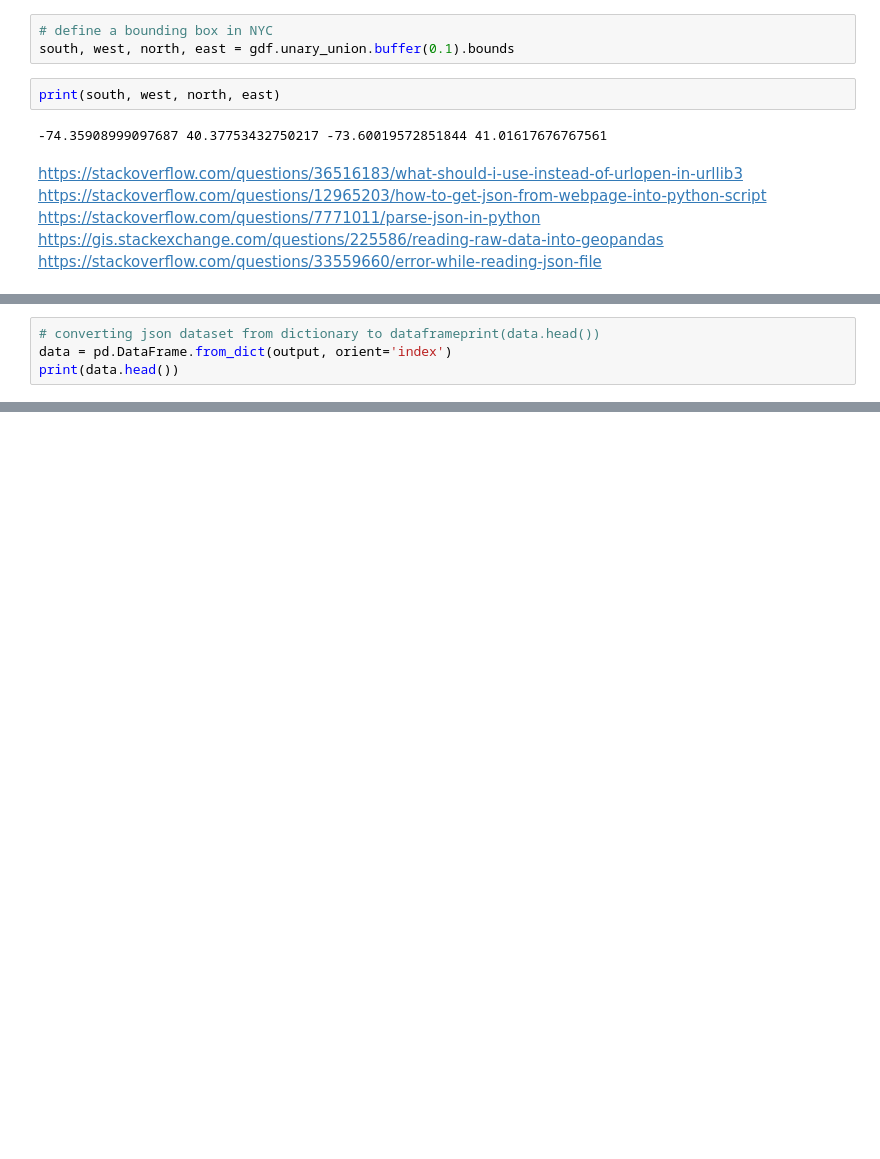
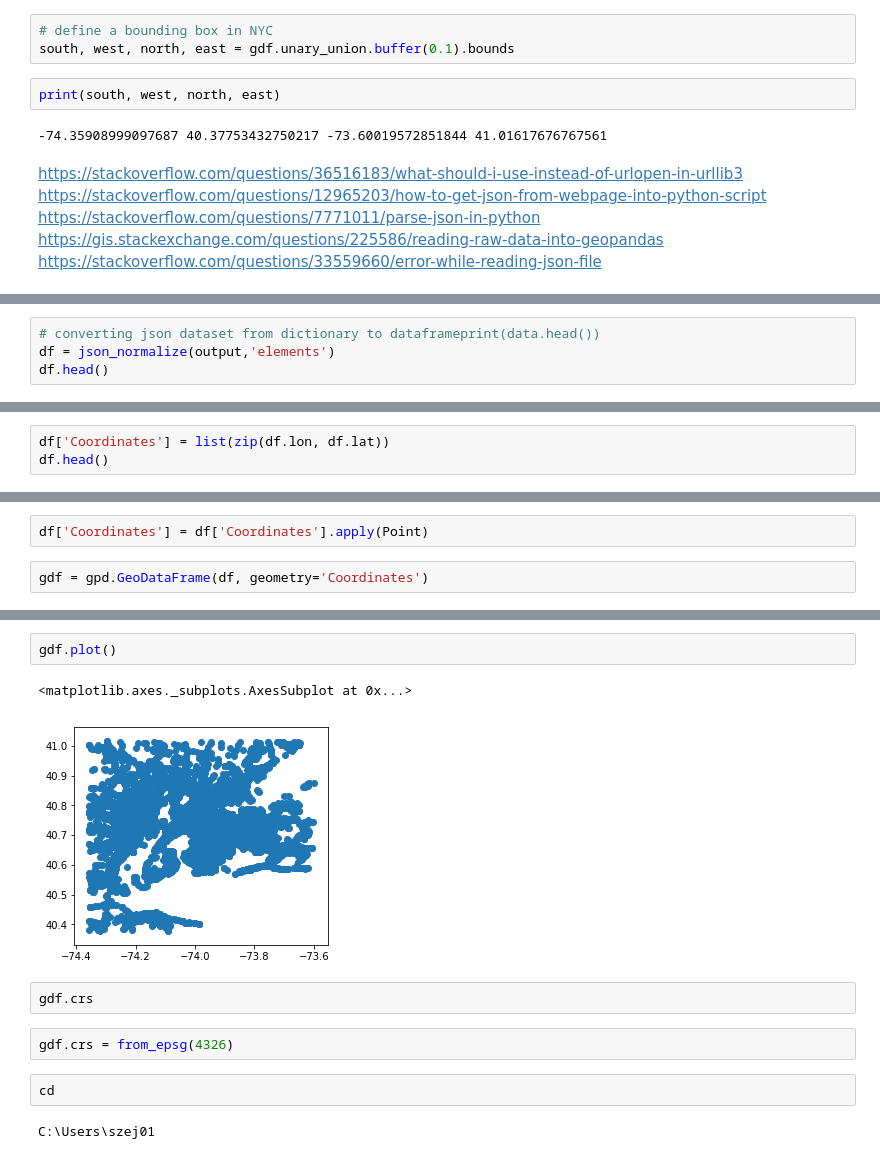
Before and after one commit to jeremysze/LPIS, a Jupyter notebook: Export Traffic signal from Overpass API.ipynb, the cells around one changed output, grey strips where cells are left out. Cells and saved outputs as stored; diff of their text form; blank space fills up the shorter version.

Commit message:
opened nested elements

```diff
--- a/Export Traffic signal from Overpass API.ipynb
+++ b/Export Traffic signal from Overpass API.ipynb
@@ -41,6 +45,6 @@ list(output.keys())
 ['version', 'generator', 'osm3s', 'elements']
 # %%
 # converting json dataset from dictionary to dataframeprint(data.head())
-data = pd.DataFrame.from_dict(output, orient='index')
-print(data.head())
+df = json_normalize(output,'elements')
+df.head()
 # %% [output]
@@ -63,0 +59,3 @@ type, id, lat, long,tags
+# %%
+df['Coordinates'] = list(zip(df.lon, df.lat))
+df.head()
@@ -63,0 +69,4 @@ type, id, lat, long,tags
+# %%
+df['Coordinates'] = df['Coordinates'].apply(Point)
+# %%
+gdf = gpd.GeoDataFrame(df, geometry='Coordinates')
@@ -63,0 +82,13 @@ type, id, lat, long,tags
+# %%
+gdf.plot()
+# %% [output]
+<matplotlib.axes._subplots.AxesSubplot at 0x...>
+[figure, added]
+# %%
+gdf.crs
+# %%
+gdf.crs = from_epsg(4326)
+# %%
+cd
+# %% [output]
+C:\Users\szej01
```
Also changed, not shown: parts of 8 cells of this notebook.
